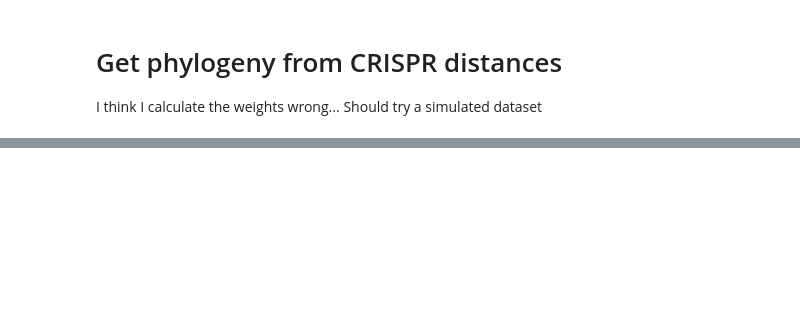
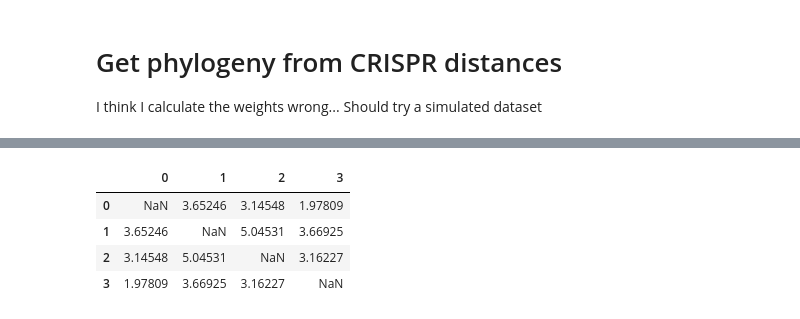
Before and after one commit to maepz/CRISPR_distance, a Jupyter notebook: CRISPR_distance.ipynb, the cells around one changed output, grey strips where cells are left out. Cells and saved outputs as stored; diff of their text form; code cells hidden in the pictures; blank space fills up the shorter version.

```diff
--- a/CRISPR_distance.ipynb
+++ b/CRISPR_distance.ipynb
@@ -351,13 +286,14 @@ print(labs)
-# %%
-def get_distance_matrix_from_phylogeny(Tree):
-    taxa=sorted(map(int,[cl.name for cl in Tree.get_terminals()]))
-    matrix=pd.DataFrame([],columns=taxa,index=taxa)
-    for combi in combinations(range(len(taxa)),2):
-        tgt1=str(combi[0])
-        tgt2=str(combi[1])
-        dist=Tree.distance({"name": tgt1}, {"name": tgt2})
-        matrix.loc[combi]=dist
-        matrix.loc[combi[1],combi[0]]=dist
-    return(matrix)
-dist=get_distance_matrix_from_phylogeny(Tree)
-dist.to_csv('arrays_with_at_least_5percent_in_reads.dist',sep='\t',index=False)
+# %%
+from CRISPR_functions import get_distance_matrix_from_phylogeny
+import importlib
+importlib.reload(CRISPR_functions)
+
+dist=get_distance_matrix_from_phylogeny(Tree)
+#dist.to_csv('arrays_with_at_least_5percent_in_reads.dist',sep='\t',index=False)
+dist
+# %% [output]
+|  | 0 | 1 | 2 | 3 |
+| 0 | NaN | 3.65246 | 3.14548 | 1.97809 |
+| 1 | 3.65246 | NaN | 5.04531 | 3.66925 |
+| 2 | 3.14548 | 5.04531 | NaN | 3.16227 |
+| 3 | 1.97809 | 3.66925 | 3.16227 | NaN |
```
Also changed, not shown: parts of 9 cells of this notebook, 22 other files.
